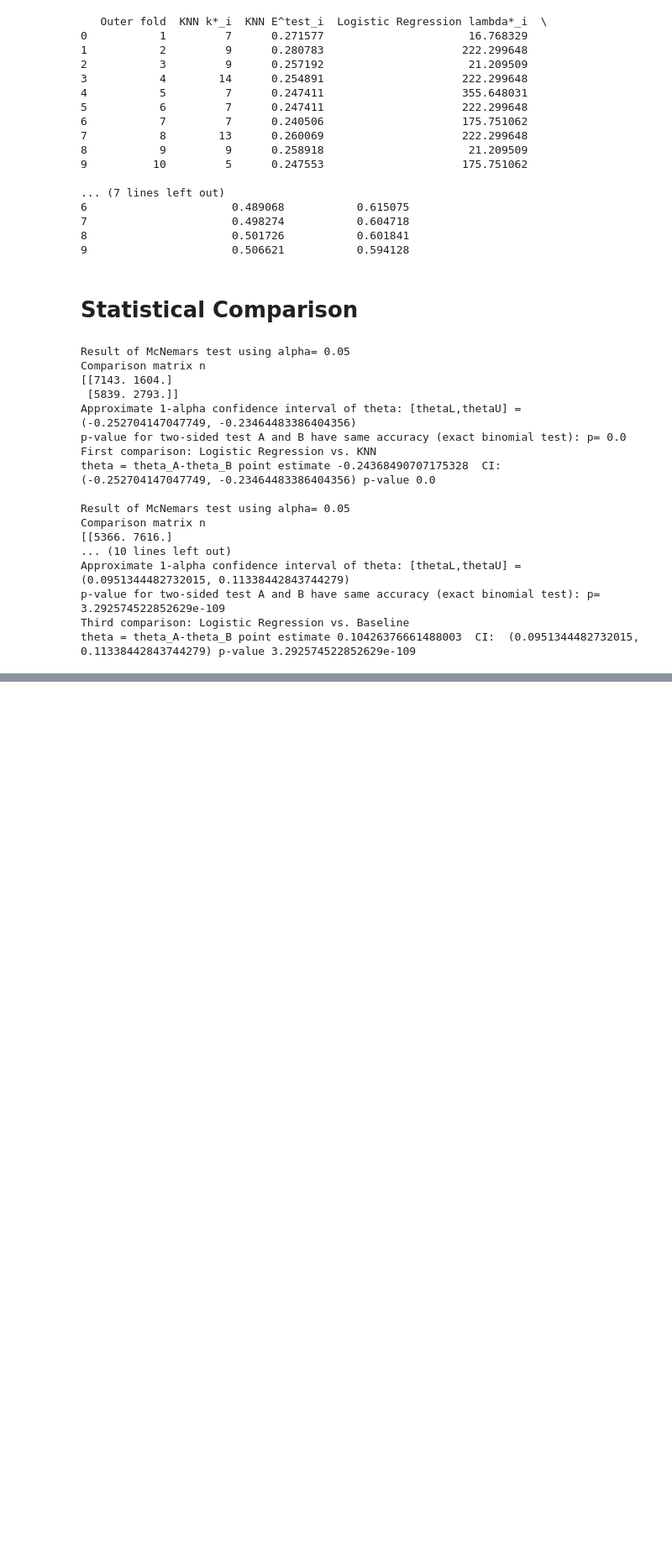
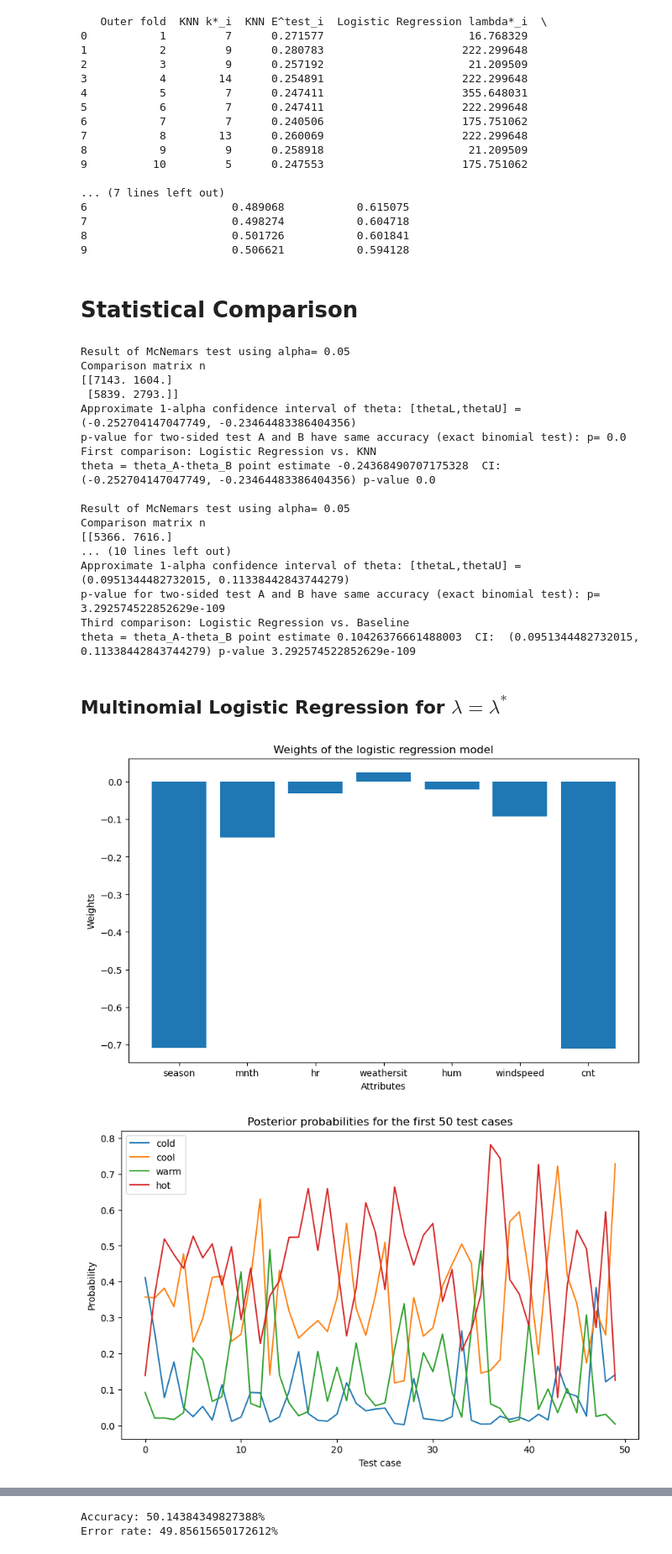
Before and after one commit to NicoloResmini/dtu-02450-projects, a Jupyter notebook: project_2/classification_nicolo.ipynb, the cells around one changed output, grey strips where cells are left out. Shown: that part at 84% size. Saved outputs shown, nothing was run; the diff lists cells and outputs as text; code cells hidden in the pictures; blank space fills up the shorter version.

```diff
--- a/project_2/classification_nicolo.ipynb
+++ b/project_2/classification_nicolo.ipynb
@@ -507,3 +507,77 @@ Approximate 1-alpha confidence interval of theta: [thetaL,thetaU] =  (0.09513444
 p-value for two-sided test A and B have same accuracy (exact binomial test): p= 3.292574522852629e-109
 Third comparison: Logistic Regression vs. Baseline
 theta = theta_A-theta_B point estimate 0.10426376661488003  CI:  (0.0951344482732015, 0.11338442843744279) p-value 3.292574522852629e-109
+# %% [markdown]
+## Multinomial Logistic Regression for $\lambda = \lambda^*$
+# %%
+# Create train and test sets
+X_train, X_test, y_train, y_test = train_test_split(X, y, test_size=.20, stratify=y, random_state=1)
+
+# Standardize the training and test set based on training set mean and std
+scaler = StandardScaler().fit(X_train)
+X_train = scaler.transform(X_train)
+X_test = scaler.transform(X_test)
+
+# 1) Train a logistic regression model using lambda_star
+
+lambda_star = 222.299648
+mdl = LogisticRegression(penalty='l2', C=1/lambda_star, multi_class='multinomial', solver='lbfgs', random_state=1)
+mdl.fit(X_train, y_train)
+
+# 2) Plot the weights of the model
+
+# Get the weights of the model
+w_est = mdl.coef_[0]
+
+# Plot the weights of the model
+plt.figure(figsize=(10, 6))  # Adjust the figure size as needed
+plt.bar(range(len(w_est)), w_est)
+plt.xticks(range(len(w_est)), attributeNames)
+plt.xlabel('Attributes')
+plt.ylabel('Weights')
+plt.title('Weights of the logistic regression model')
+plt.show()
+
+# 3) Plot the posterior probabilities for the first 10 test cases
+
+# Compute the posterior probabilities for the test set
+y_test_est = mdl.predict_proba(X_test)
+
+# Plot the posterior probabilities for the first 10 test cases
+plt.figure(figsize=(10, 6))  # Adjust the figure size as needed
+plt.plot(y_test_est[0:50, :])
+plt.legend(classNames)
+plt.xlabel('Test case')
+plt.ylabel('Probability')
+plt.title('Posterior probabilities for the first 50 test cases')
+plt.show()
+
+
+# 4) Compute the confusion matrix for the test set
+
+# Compute the confusion matrix for the test set
+y_test_est = mdl.predict(X_test)
+cm = confusion_matrix(y_test, y_test_est)
+
+# Plot the confusion matrix
+plt.figure(figsize=(10, 6))  # Adjust the figure size as needed
+plt.imshow(cm, cmap='binary', interpolation='None')
+plt.colorbar()
+plt.xticks(range(C))
+plt.yticks(range(C))
+plt.xlabel('Predicted class')
+plt.ylabel('Actual class')
+plt.title('Confusion matrix')
+plt.show()
+
+# 5) Compute the error rate based on the confusion matrix
+
+# Compute the error rate based on the confusion matrix
+accuracy = 100*cm.diagonal().sum()/cm.sum()
+error_rate = 100-accuracy
+
+print('Accuracy: {0}%'.format(accuracy))
+print('Error rate: {0}%'.format(error_rate))
+# %% [output]
+[figure, added]
+[figure, added]
@@ -509,0 +585,2 @@ theta = theta_A-theta_B point estimate 0.10426376661488003  CI:  (0.095134448273
+Accuracy: 50.14384349827388%
+Error rate: 49.85615650172612%
```
Also changed, not shown: parts of 1 cell of this notebook.
